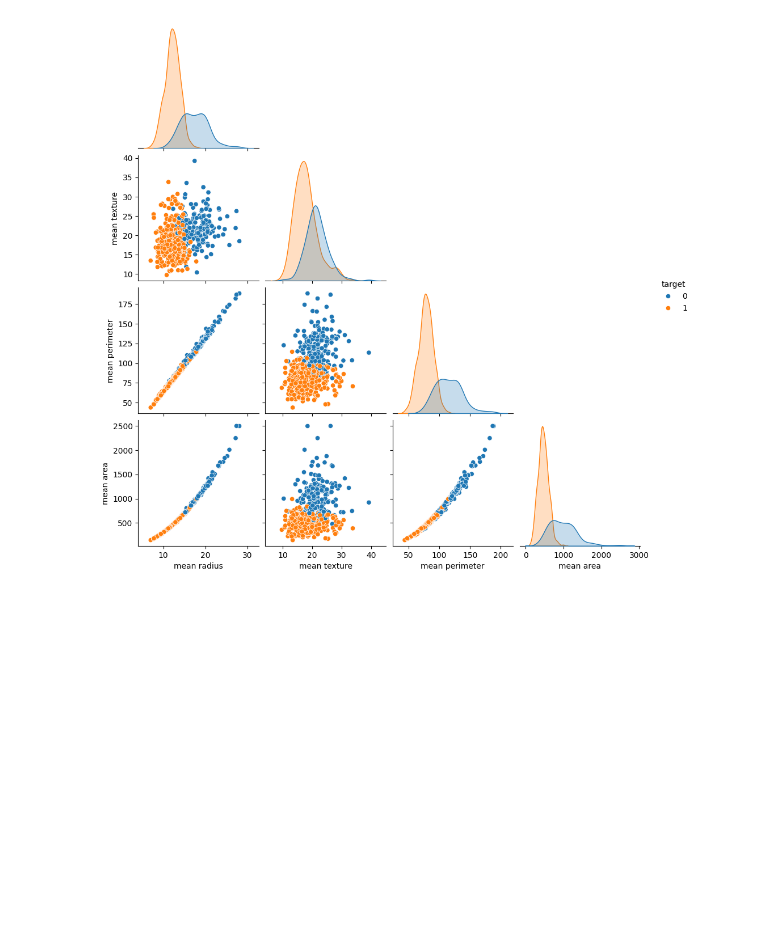
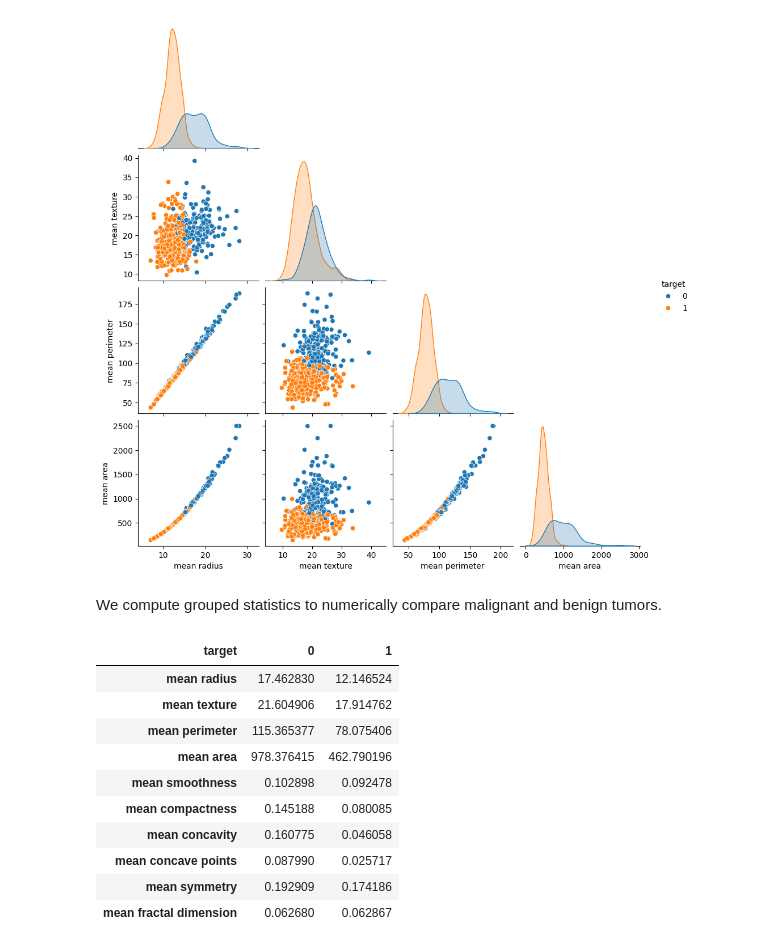
Before and after one commit to RohanSali/codealpha_tasks, a Jupyter notebook: CodeAlpha_BreastCancerPrediction/ml/notebooks/02_EDA.ipynb, the cells around one changed output. Drawn from its saved outputs; the diff is of its cells as text; code cells hidden in the pictures; blank space fills up the shorter version.

```diff
--- a/CodeAlpha_BreastCancerPrediction/ml/notebooks/02_EDA.ipynb
+++ b/CodeAlpha_BreastCancerPrediction/ml/notebooks/02_EDA.ipynb
@@ -66,3 +66,19 @@ sns.pairplot(df[sample_cols], hue="target", corner=True)
 plt.show()
 # %% [output]
 [figure]
+# %% [markdown]
+We compute grouped statistics to numerically compare malignant and benign tumors.
+# %%
+df.groupby("target").mean().T.head(10)
+# %% [output]
+| target | 0 | 1 |
+| mean radius | 17.462830 | 12.146524 |
+| mean texture | 21.604906 | 17.914762 |
+| mean perimeter | 115.365377 | 78.075406 |
+| mean area | 978.376415 | 462.790196 |
+| mean smoothness | 0.102898 | 0.092478 |
+| mean compactness | 0.145188 | 0.080085 |
+| mean concavity | 0.160775 | 0.046058 |
+| mean concave points | 0.087990 | 0.025717 |
+| mean symmetry | 0.192909 | 0.174186 |
+| mean fractal dimension | 0.062680 | 0.062867 |
```
Also changed, not shown: parts of 1 cell of this notebook, 1 other file.
